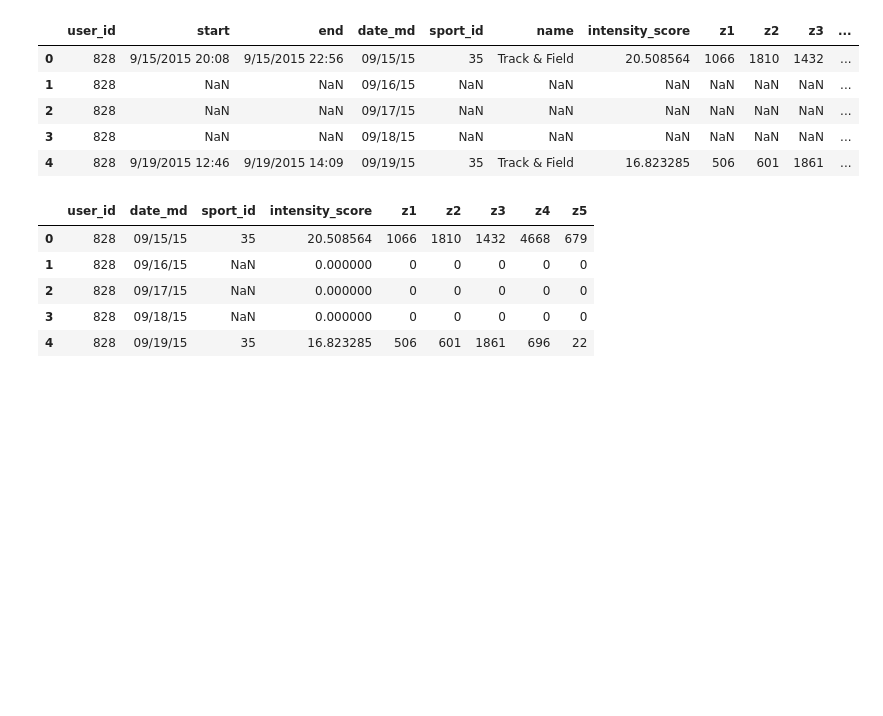
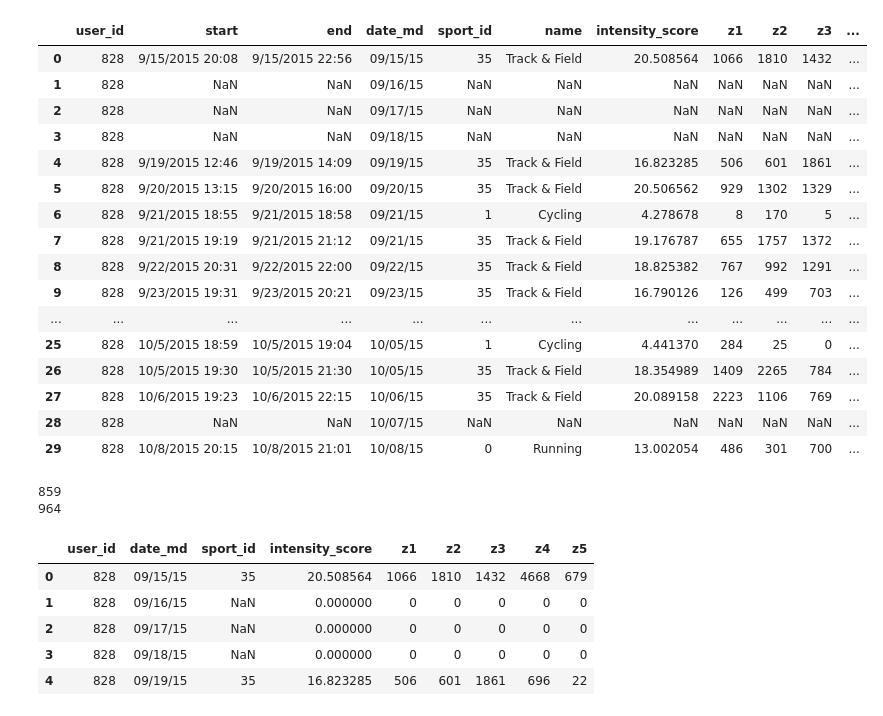
Before and after one commit to callen13/Senior_Thesis, a Jupyter notebook: workout_analysis.ipynb, the cells around one changed output. Saved outputs shown, nothing was run; the diff lists cells and outputs as text; code cells hidden in the pictures; blank space fills up the shorter version.

```diff
--- a/workout_analysis.ipynb
+++ b/workout_analysis.ipynb
@@ -16,20 +16,45 @@ import time
 # %%
 #workouts = pd.read_csv('workouts.csv')
 #workouts = workouts[workouts.user_id!=2509]
 #workouts = workouts[workouts.user_id!=2461]
 #workouts.to_csv('workouts_temp.csv')
 
 #Manually input missing days
 
 workouts = pd.read_csv('workouts_temp.csv')
-workouts.head()
+workouts.head(30)
 # %% [output]
 |  | user_id | start | end | date_md | sport_id | name | intensity_score | z1 | z2 | z3 | ... |
 | 0 | 828 | 9/15/2015 20:08 | 9/15/2015 22:56 | 09/15/15 | 35 | Track & Field | 20.508564 | 1066 | 1810 | 1432 | ... |
 | 1 | 828 | NaN | NaN | 09/16/15 | NaN | NaN | NaN | NaN | NaN | NaN | ... |
 | 2 | 828 | NaN | NaN | 09/17/15 | NaN | NaN | NaN | NaN | NaN | NaN | ... |
 | 3 | 828 | NaN | NaN | 09/18/15 | NaN | NaN | NaN | NaN | NaN | NaN | ... |
 | 4 | 828 | 9/19/2015 12:46 | 9/19/2015 14:09 | 09/19/15 | 35 | Track & Field | 16.823285 | 506 | 601 | 1861 | ... |
+| 5 | 828 | 9/20/2015 13:15 | 9/20/2015 16:00 | 09/20/15 | 35 | Track & Field | 20.506562 | 929 | 1302 | 1329 | ... |
+| 6 | 828 | 9/21/2015 18:55 | 9/21/2015 18:58 | 09/21/15 | 1 | Cycling | 4.278678 | 8 | 170 | 5 | ... |
+| 7 | 828 | 9/21/2015 19:19 | 9/21/2015 21:12 | 09/21/15 | 35 | Track & Field | 19.176787 | 655 | 1757 | 1372 | ... |
+| 8 | 828 | 9/22/2015 20:31 | 9/22/2015 22:00 | 09/22/15 | 35 | Track & Field | 18.825382 | 767 | 992 | 1291 | ... |
+| 9 | 828 | 9/23/2015 19:31 | 9/23/2015 20:21 | 09/23/15 | 35 | Track & Field | 16.790126 | 126 | 499 | 703 | ... |
+| ... | ... | ... | ... | ... | ... | ... | ... | ... | ... | ... | ... |
+| 25 | 828 | 10/5/2015 18:59 | 10/5/2015 19:04 | 10/05/15 | 1 | Cycling | 4.441370 | 284 | 25 | 0 | ... |
+| 26 | 828 | 10/5/2015 19:30 | 10/5/2015 21:30 | 10/05/15 | 35 | Track & Field | 18.354989 | 1409 | 2265 | 784 | ... |
+| 27 | 828 | 10/6/2015 19:23 | 10/6/2015 22:15 | 10/06/15 | 35 | Track & Field | 20.089158 | 2223 | 1106 | 769 | ... |
+| 28 | 828 | NaN | NaN | 10/07/15 | NaN | NaN | NaN | NaN | NaN | NaN | ... |
+| 29 | 828 | 10/8/2015 20:15 | 10/8/2015 21:01 | 10/08/15 | 0 | Running | 13.002054 | 486 | 301 | 700 | ... |
+# %%
+#updated_intensity_scores = pd.read_csv('updated_intensity_scores.csv')
+#updated_intensity_scores=updated_intensity_scores.sort(['user_id', 'date_md', 'new_intensity_score'], ascending=[True, True, False]).reset_index(drop=True)
+#updated_intensity_scores=updated_intensity_scores.drop(['activity_id'], axis=1)
+#updated_intensity_scores=updated_intensity_scores[updated_intensity_scores['user_id']!=2509]
+#updated_intensity_scores=updated_intensity_scores[updated_intensity_scores['user_id']!=2461]
+#updated_intensity_scores.to_csv('updated_intensity_scores_temp.csv')
+updated_intensity_scores = pd.read_csv('updated_intensity_scores_temp.csv')
+print len(updated_intensity_scores)
+print len(workouts)
+#still need to add user id 2439
+# %% [output]
+859
+964
 # %%
 #Getting workouts down to 1 per day, with the summation of z1/z2/z3/z4/z5
 workouts2 = workouts.groupby(['user_id', 'date_md']).sum().reset_index()
```
Also changed, not shown: parts of 3 cells of this notebook.
